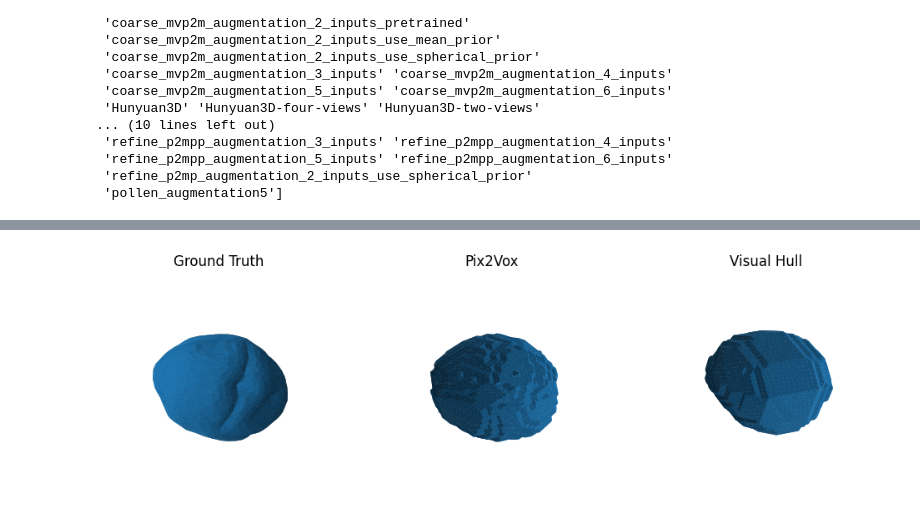
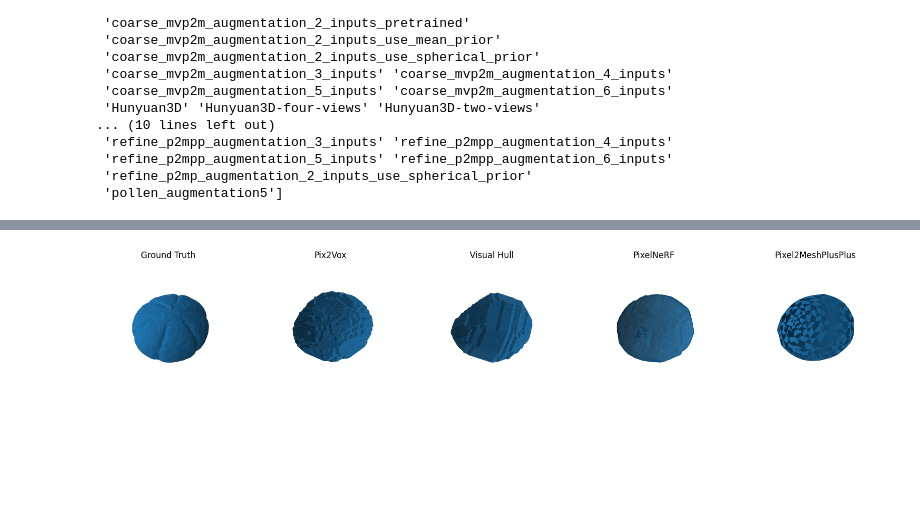
Before and after one commit to etiiiR/Bachelor-Thesis, a Jupyter notebook: notebooks/exp_1_fine_tuning.ipynb, the cells around one changed output, grey strips where cells are left out. Drawn from its saved outputs; the diff is of its cells as text; code cells hidden in the pictures; blank space fills up the shorter version.

```diff
--- a/notebooks/exp_1_fine_tuning.ipynb
+++ b/notebooks/exp_1_fine_tuning.ipynb
@@ -84,42 +89,89 @@ from TestEvaluationPipeline.mesh_utils import MeshUtils
 # %%
-gt   = trimesh.load("../data/processed/meshes/17781_Common_thyme_Thymus_vulgaris_pollen_grain.stl")
-pred = trimesh.load("../TestEvaluationPipeline/data/pix2vox_aug/17781_Common_thyme_Thymus_vulgaris_pollen_grain.stl")
-pred2 = trimesh.load("../TestEvaluationPipeline/data/vh_6img/17781_Common_thyme_Thymus_vulgaris_pollen_grain.stl")
+gt = trimesh.load(
+    "../data/processed/meshes/17781_Common_thyme_Thymus_vulgaris_pollen_grain.stl"
+)
+pred = trimesh.load(
+    "../TestEvaluationPipeline/data/pix2vox_aug/17781_Common_thyme_Thymus_vulgaris_pollen_grain.stl"
+)
+pred2 = trimesh.load(
+    "../TestEvaluationPipeline/data/vh_6img/17781_Common_thyme_Thymus_vulgaris_pollen_grain.stl"
+)
+
+# Load PixelNeRF model
+pred3 = trimesh.load(
+    "C:/Users/super/Documents/Github/sequoia/TestEvaluationPipeline/data/pollen_augmentation2/17781_Common_thyme_Thymus_vulgaris_pollen_grain.obj"
+)
+
+# Load Pixel2MeshPlusPlus model using Open3D to avoid holes
+pred4_o3d = o3d.io.read_triangle_mesh(
+    "C:/Users/super/Documents/Github/sequoia/TestEvaluationPipeline/data/refine_p2mpp_augmentation_2_inputs/pollen_17781_Common_thyme_Thymus_vulgaris_pollen_grain_00_predict.obj"
+)
+# Convert to trimesh for consistency with other processing
+pred4 = trimesh.Trimesh(
+    vertices=np.asarray(pred4_o3d.vertices), faces=np.asarray(pred4_o3d.triangles)
+)
 
 mesh_aligned, _ = MeshUtils.align_icp(pred, gt)
 mesh_aligned2, _ = MeshUtils.align_icp(pred2, gt)
-rebuilt = trimesh.Trimesh(vertices=mesh_aligned.vertices,
-                          faces    =pred.faces)
-rebuilt2 = trimesh.Trimesh(vertices=mesh_aligned2.vertices,
-                          faces    =pred2.faces)
+mesh_aligned3, _ = MeshUtils.align_icp(pred3, gt)
+mesh_aligned4, _ = MeshUtils.align_icp(pred4, gt)
 
-fig = plt.figure(figsize=(12, 6))
-ax1 = fig.add_subplot(131, projection='3d')
-ax2 = fig.add_subplot(132, projection='3d')
-ax3 = fig.add_subplot(133, projection='3d')
+rebuilt = trimesh.Trimesh(vertices=mesh_aligned.vertices, faces=pred.faces)
+rebuilt2 = trimesh.Trimesh(vertices=mesh_aligned2.vertices, faces=pred2.faces)
+rebuilt3 = trimesh.Trimesh(vertices=mesh_aligned3.vertices, faces=pred3.faces)
+rebuilt4 = trimesh.Trimesh(vertices=mesh_aligned4.vertices, faces=pred4.faces)
 
-for ax in (ax1, ax2, ax3):
+fig = plt.figure(figsize=(20, 8))
+ax1 = fig.add_subplot(151, projection="3d")
+ax2 = fig.add_subplot(152, projection="3d")
+ax3 = fig.add_subplot(153, projection="3d")
+ax4 = fig.add_subplot(154, projection="3d")
+ax5 = fig.add_subplot(155, projection="3d")
+
+for ax in (ax1, ax2, ax3, ax4, ax5):
     ax.grid(False)
-    ax.xaxis.pane.fill   = False
-    ax.yaxis.pane.fill   = False
-    ax.zaxis.pane.fill   = False
-    ax.xaxis.pane.set_edgecolor('none')
-    ax.yaxis.pane.set_edgecolor('none')
-    ax.zaxis.pane.set_edgecolor('none')
-
+    ax.xaxis.pane.fill = False
+    ax.yaxis.pane.fill = False
+    ax.zaxis.pane.fill = False
+    ax.xaxis.pane.set_edgecolor("none")
+    ax.yaxis.pane.set_edgecolor("none")
+    ax.zaxis.pane.set_edgecolor("none")
     ax.set_axis_off()
 
 ax1.set_title("Ground Truth")
 ax2.set_title("Pix2Vox")
 ax3.set_title("Visual Hull")
+ax4.set_title("PixelNeRF")
+ax5.set_title("Pixel2MeshPlusPlus")
 
-ax1.plot_trisurf(gt.vertices[:,0], gt.vertices[:,1], gt.vertices[:,2],
-                 triangles=gt.faces)
-ax2.plot_trisurf(rebuilt.vertices[:,0], rebuilt.vertices[:,1], rebuilt.vertices[:,2],
-                 triangles=rebuilt.faces)
-ax3.plot_trisurf(rebuilt2.vertices[:,0], rebuilt2.vertices[:,1], rebuilt2.vertices[:,2],
-                 triangles=rebuilt2.faces)
+ax1.plot_trisurf(
+    gt.vertices[:, 0], gt.vertices[:, 1], gt.vertices[:, 2], triangles=gt.faces
+)
+ax2.plot_trisurf(
+    rebuilt.vertices[:, 0],
+    rebuilt.vertices[:, 1],
+    rebuilt.vertices[:, 2],
+    triangles=rebuilt.faces,
+)
+ax3.plot_trisurf(
+    rebuilt2.vertices[:, 0],
+    rebuilt2.vertices[:, 1],
+    rebuilt2.vertices[:, 2],
+    triangles=rebuilt2.faces,
+)
+ax4.plot_trisurf(
+    rebuilt3.vertices[:, 0],
+    rebuilt3.vertices[:, 1],
+    rebuilt3.vertices[:, 2],
+    triangles=rebuilt3.faces,
+)
+ax5.plot_trisurf(
+    rebuilt4.vertices[:, 0],
+    rebuilt4.vertices[:, 1],
+    rebuilt4.vertices[:, 2],
+    triangles=rebuilt4.faces,
+)
 
 plt.show()
 # %% [output]
-[figure, old version]
+[figure, new version]
```
Also changed, not shown: parts of 2 cells of this notebook, 1 other file.
